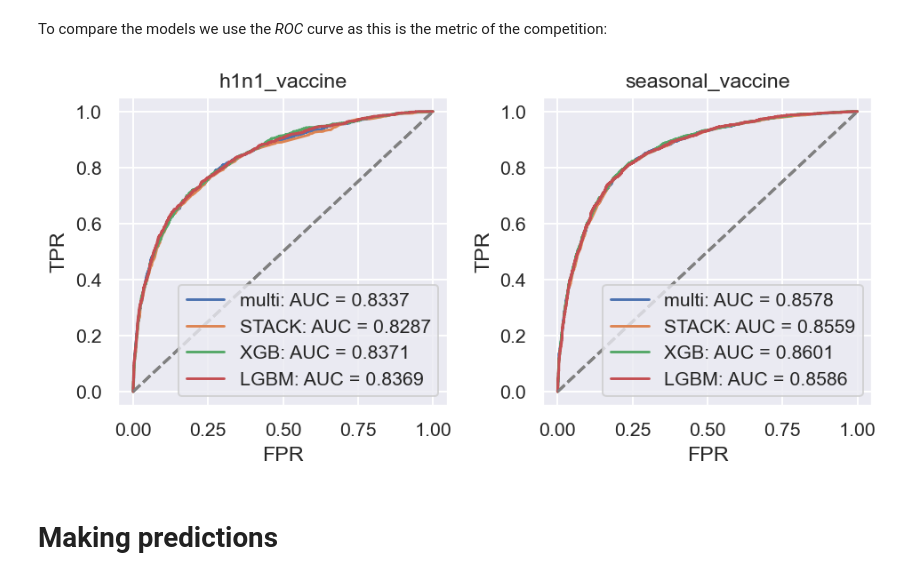
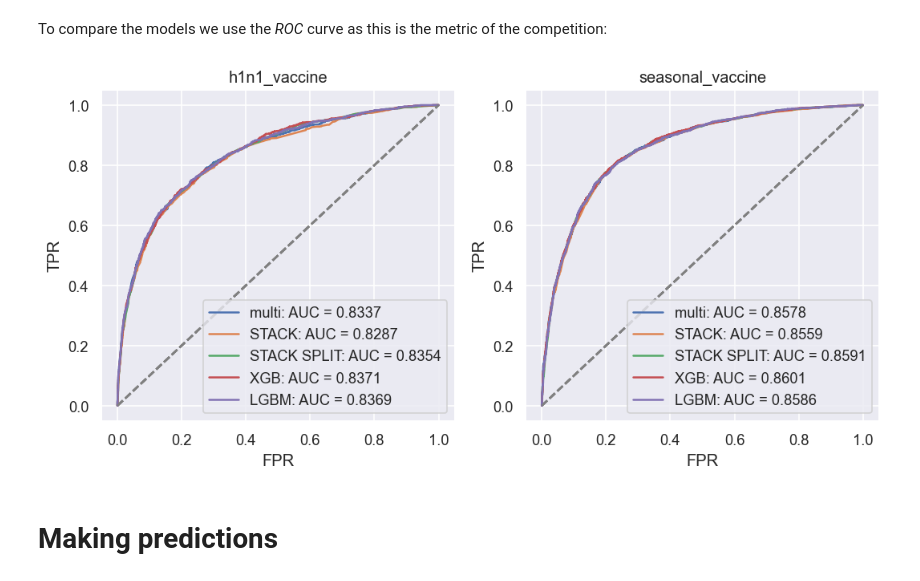
Before and after one commit to J-Rodrigues0/drivendata-flu-shot-learning, a Jupyter notebook: flu_shot_learning-GENERAL.ipynb, the cells around one changed output. Cells and saved outputs as stored; diff of their text form; code cells hidden in the pictures.

Commit message:
Making predictions with tuned XGB.

```diff
--- a/flu_shot_learning-GENERAL.ipynb
+++ b/flu_shot_learning-GENERAL.ipynb
@@ -12,7 +12,7 @@ root = Path(".")
 sns.set()
 
 plt.rcParams['figure.figsize'] = [8.0, 8.0]
-plt.rcParams['figure.dpi'] = 140
+plt.rcParams['figure.dpi'] = 120
 # %% [markdown]
 # Loading data
 # %%
@@ -407,3 +412,12 @@ full_pipeline_STACK = Pipeline([('preprocessor', preprocessor),
+# %%
+full_pipeline_STACK = Pipeline([('preprocessor', preprocessor),
+                                ('estimator', STACK_multi_class)])
+
+full_pipeline_STACK_h1n1 = Pipeline([('preprocessor', preprocessor),
+                                ('estimator', STACK_class_h1n1)])
+
+full_pipeline_STACK_seas = Pipeline([('preprocessor', preprocessor),
+                                ('estimator', STACK_class_seas)])
 # %% [markdown]
 We fit all the models:
 # %%
@@ -416,6 +430,9 @@ full_pipeline_LGBM_h1n1.fit(X_train, y_train['h1n1_vaccine']);
 full_pipeline_LGBM_seas.fit(X_train, y_train['seasonal_vaccine']);
 # %%
 full_pipeline_STACK.fit(X_train, y_train);
+# %%
+full_pipeline_STACK_h1n1.fit(X_train, y_train['h1n1_vaccine']);
+full_pipeline_STACK_seas.fit(X_train, y_train['seasonal_vaccine']);
 # %% [markdown]
 And make predictions on the validation set:
 # %%
@@ -438,6 +455,12 @@ y_pred_LGBM = pd.DataFrame({'h1n1_vaccine': y_pred_h1n1[:, 1],
 y_pred_STACK = full_pipeline_STACK.predict_proba(X_valid)
 y_pred_STACK = pd.DataFrame({'h1n1_vaccine': y_pred_STACK[0][:, 1],
                              'seasonal_vaccine': y_pred_STACK[1][:, 1]}, index = X_valid.index)
+# %%
+y_pred_h1n1 = full_pipeline_STACK_h1n1.predict_proba(X_valid)
+y_pred_seas = full_pipeline_STACK_seas.predict_proba(X_valid)
+
+y_pred_STACK_split = pd.DataFrame({'h1n1_vaccine': y_pred_h1n1[:, 1],
+                                   'seasonal_vaccine': y_pred_seas[:, 1]}, index = X_valid.index)
 # %% [markdown]
 To compare the models we use the *ROC* curve as this is the metric of the competition:
 # %%
@@ -452,7 +475,7 @@ def plot_roc(y_true, y_score, label_name, title_name, ax):
     ax.set_title(title_name)
     ax.legend()
 # %%
-fig, ax = plt.subplots(1, 2, figsize=(7, 3.5))
+fig, ax = plt.subplots(1, 2, figsize=(9, 4.5))
 
 plot_roc(
     y_valid['h1n1_vaccine'],
@@ -480,6 +503,22 @@ plot_roc(
     y_valid['seasonal_vaccine'],
     y_pred_STACK['seasonal_vaccine'],
     label_name = 'STACK',
+    title_name = 'seasonal_vaccine',
+    ax=ax[1]
+)
+
+plot_roc(
+    y_valid['h1n1_vaccine'],
+    y_pred_STACK_split['h1n1_vaccine'],
+    label_name = 'STACK SPLIT',
+    title_name = 'h1n1_vaccine',
+    ax=ax[0]
+)
+
+plot_roc(
+    y_valid['seasonal_vaccine'],
+    y_pred_STACK_split['seasonal_vaccine'],
+    label_name = 'STACK SPLIT',
     title_name = 'seasonal_vaccine',
     ax=ax[1]
 )
@@ -489,34 +528,34 @@ plot_roc(
     y_pred_XGB['h1n1_vaccine'],
     label_name = 'XGB',
     title_name = 'h1n1_vaccine',
     ax=ax[0]
 )
 plot_roc(
     y_valid['seasonal_vaccine'],
     y_pred_XGB['seasonal_vaccine'],
     label_name = 'XGB',
     title_name = 'seasonal_vaccine',
     ax=ax[1]
 )
 
 plot_roc(
     y_valid['h1n1_vaccine'],
     y_pred_LGBM['h1n1_vaccine'],
     label_name = 'LGBM',
     title_name = 'h1n1_vaccine',
     ax=ax[0]
 )
 plot_roc(
     y_valid['seasonal_vaccine'],
     y_pred_LGBM['seasonal_vaccine'],
     label_name = 'LGBM',
     title_name = 'seasonal_vaccine',
     ax=ax[1]
 )
 
 fig.tight_layout()
 # %% [output]
-[figure, old version]
+[figure, new version]
 # %% [markdown]
 # Making predictions
 # %%
```
Also changed, not shown: parts of 3 cells of this notebook, 1 other file.
